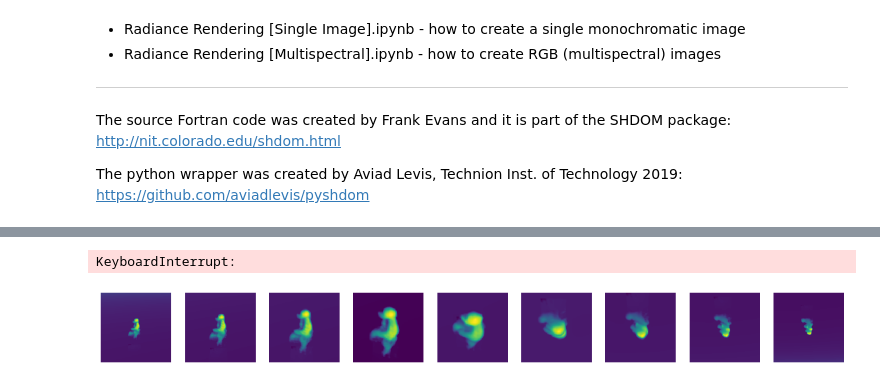
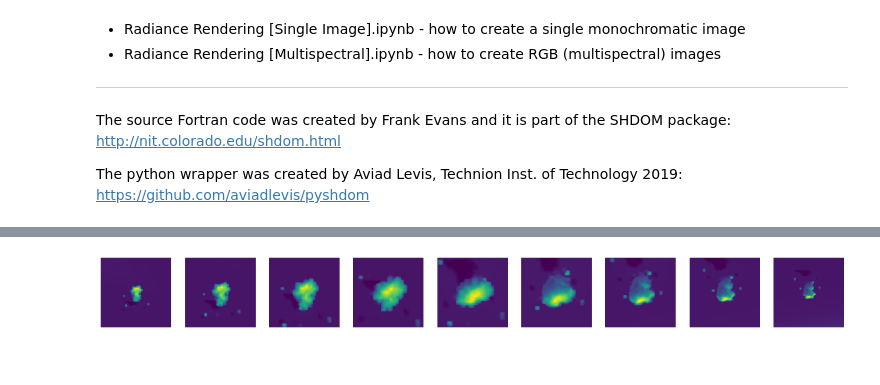
Before and after one commit to aviadlevis/pyshdom, a Jupyter notebook: notebooks/Radiance Rendering Perspective[Multiview].ipynb, the cells around one changed output, grey strips where cells are left out. Saved outputs shown, nothing was run; the diff lists cells and outputs as text; code cells hidden in the pictures.

```diff
--- a/notebooks/Radiance Rendering Perspective[Multiview].ipynb
+++ b/notebooks/Radiance Rendering Perspective[Multiview].ipynb
@@ -44,10 +44,16 @@ wavelength = 0.672
 mie = shdom.MiePolydisperse()
 mie.read_table(file_path='../mie_tables/polydisperse/Water_672nm.scat')
 
+output_dir = '../experiments/WIZ_10m_1sec_micro_256_0000003880_perspective/monochromatic'
+
+
 # Generate a Microphysical medium
 droplets = shdom.MicrophysicalScatterer()
-droplets.load_from_csv('../synthetic_cloud_fields/jpl_les/rico32x37x26.txt', veff=0.1)
+# droplets.load_from_csv('../synthetic_cloud_fields/jpl_les/rico32x37x26.txt', veff=0.1)
+droplets.load_from_csv('../synthetic_cloud_fields/WIZ_Clouds/BOMEX_1CLD_256x256x320_500CCNblowInv_10m_1sec_micro_256_0000003880.txt')
+grid = shdom.Grid(x=np.linspace(droplets.grid.xmin,droplets.grid.xmax,26),y=np.linspace(droplets.grid.ymin,droplets.grid.ymax,26),z=np.linspace(droplets.grid.zmin,droplets.grid.zmax,32))
 droplets.add_mie(mie)
+droplets.resample(grid)
 
 # Rayleigh scattering for air molecules up to 20 km
 df = pd.read_csv('../ancillary_data/AFGL_summer_mid_lat.txt', comment='#', sep=' ')
@@ -99,7 +129,7 @@ Plot the synthetic images.
 camera_zenith_list = [70.5, 60, 45.6, 26.1, 0, 26.1, 45.6, 60, 70.5]
 camera_azimuth_list = [-90, -90, -90, -90, 0, 90, 90, 90, 90]
 vel_camera = 45 # m/s
-camera_height = 3 #km
+camera_height = 5 #km
 # %%
 def calccenterofmass(droplets):
     lwc = droplets.lwc.data
@@ -129,33 +159,31 @@ for camera_azimuth,camera_zenith,camera_position in zip(camera_azimuth_list,came
 
     if 1:
         projection = shdom.PerspectiveProjection(fov=30,
                 nx=200, ny=200, x=camera_position[0], y=camera_position[1],
                 z=camera_position[2])
         projection.look_at_transform(point=com, up=[1.0, 0.0, 0.0])
         projections.add_projection(projection)
 
     else:
         projection.add_projection(
             shdom.OrthographicProjection(droplets.bounding_box,x_resolution=0.01,
                                          y_resolution=0.01,azimuth=camera_zenith,zenith=camera_zenith)
 
         )
 
 
 camera = shdom.Camera(shdom.RadianceSensor(), projections)
 images = camera.render(rte_solver, n_jobs=40)
 measurements = shdom.Measurements(camera, images=images, wavelength=0.672)
 
 %matplotlib inline
 f, axarr = plt.subplots(1, len(images), figsize=(20, 20))
 for ax, image in zip(axarr, images):
     ax.imshow(image)
     ax.invert_xaxis()
     ax.invert_yaxis()
     ax.axis('off')
 
-output_dir = '../experiments/rico32x37x26_perspective/monochromatic'
 shdom.save_forward_model(output_dir, atmosphere, rte_solver, measurements)
 # %% [output]
-KeyboardInterrupt:
-[figure, old version]
+[figure, new version]
```
Also changed, not shown: parts of 2 cells of this notebook, 5 other files.
